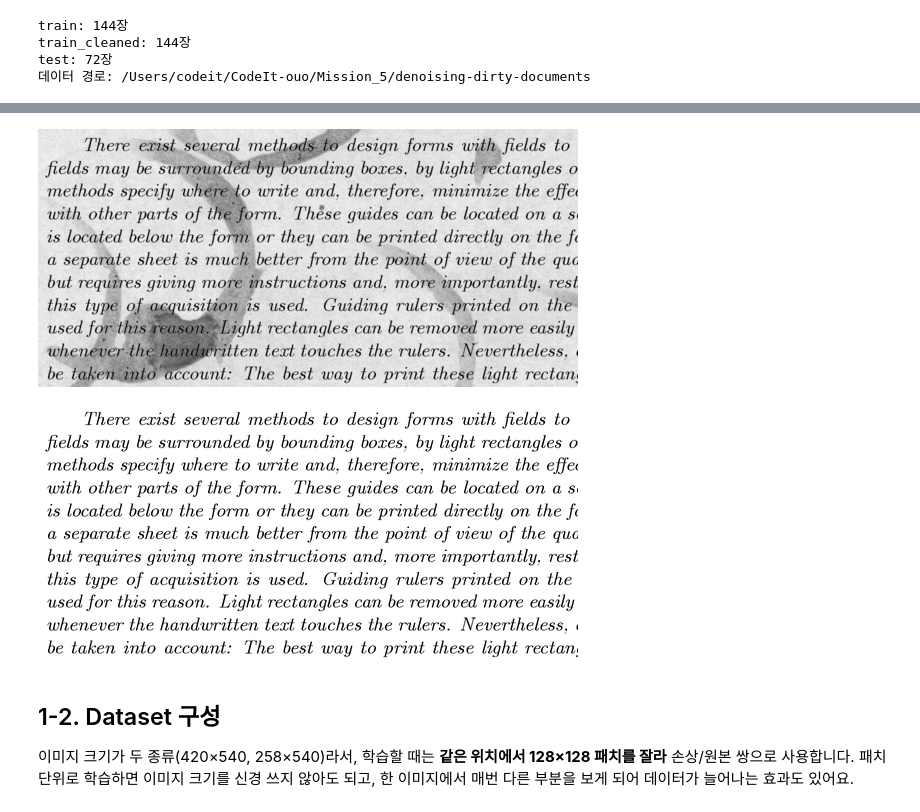
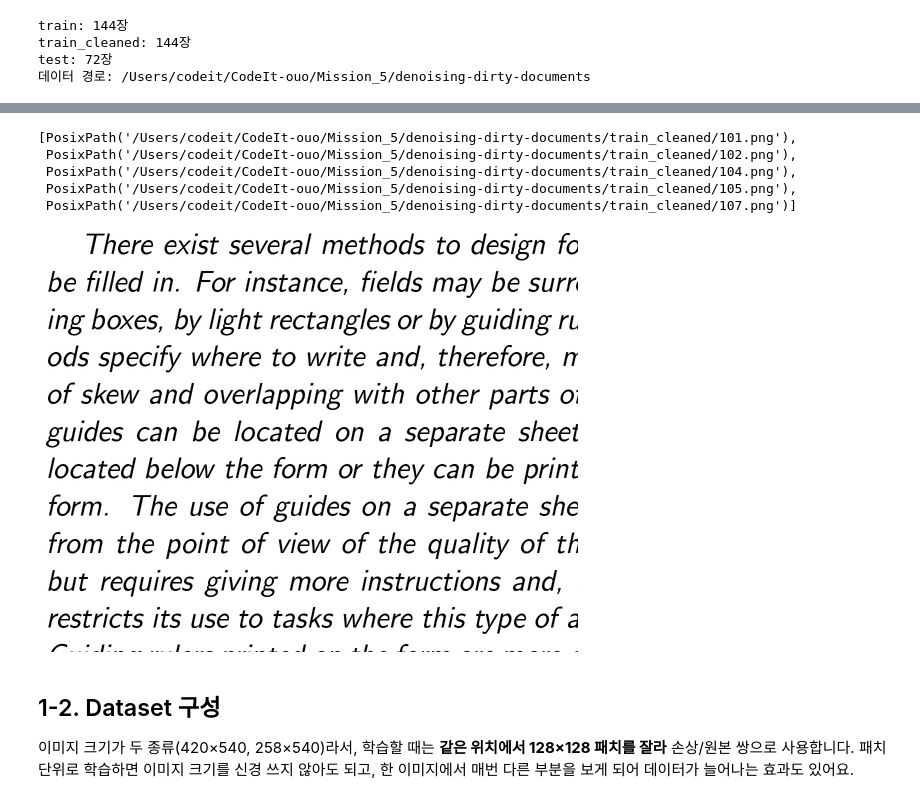
Before and after one commit to yy-0401/CodeIt_Mission_AE, a Jupyter notebook: 미션5_1팀_김이연.ipynb, the cells around one changed output, grey strips where cells are left out. Cells and saved outputs as stored; diff of their text form; code cells hidden in the pictures.

```diff
--- a/미션5_1팀_김이연.ipynb
+++ b/미션5_1팀_김이연.ipynb
@@ -103,13 +129,17 @@ test: 72장
+# %%
+clean_images_1 = sorted(CLEAN_DIR.glob("*.png"))
+clean_images_1[:5]
+# %% [output]
+[PosixPath('/Users/codeit/CodeIt-ouo/Mission_5/denoising-dirty-documents/train_cleaned/101.png'),
+ PosixPath('/Users/codeit/CodeIt-ouo/Mission_5/denoising-dirty-documents/train_cleaned/102.png'),
+ PosixPath('/Users/codeit/CodeIt-ouo/Mission_5/denoising-dirty-documents/train_cleaned/104.png'),
+ PosixPath('/Users/codeit/CodeIt-ouo/Mission_5/denoising-dirty-documents/train_cleaned/105.png'),
+ PosixPath('/Users/codeit/CodeIt-ouo/Mission_5/denoising-dirty-documents/train_cleaned/107.png')]
 # %%
-# 한번 찍어보자! - 학습데이터
-display(Image.open(TRAIN_DIR / "2.png"))
+# 한번 찍어보자! - 클린데이터
+display(Image.open(CLEAN_DIR / "101.png"))
 # %% [output]
-[figure, old version]
+[figure, new version]
-# %%
-# 한번 찍어보자! - 클린데이터
-display(Image.open(CLEAN_DIR / "2.png"))
-# %% [output]
-[figure, removed]
 # %% [markdown]
 ## 1-2. Dataset 구성
 이미지 크기가 두 종류(420×540, 258×540)라서, 학습할 때는 **같은 위치에서 128×128 패치를 잘라** 손상/원본 쌍으로 사용합니다.
```
Also changed, not shown: parts of 14 cells of this notebook, 2 other files.
